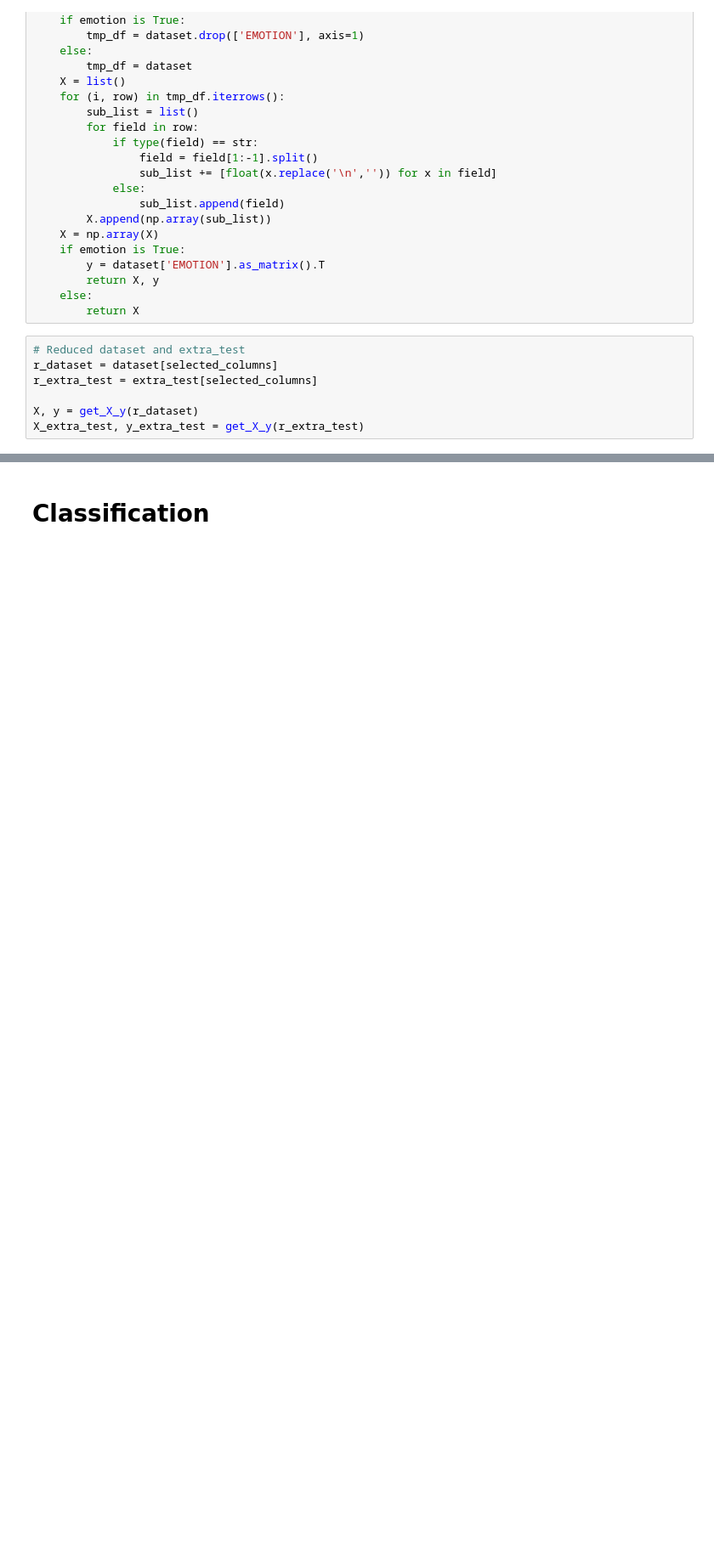
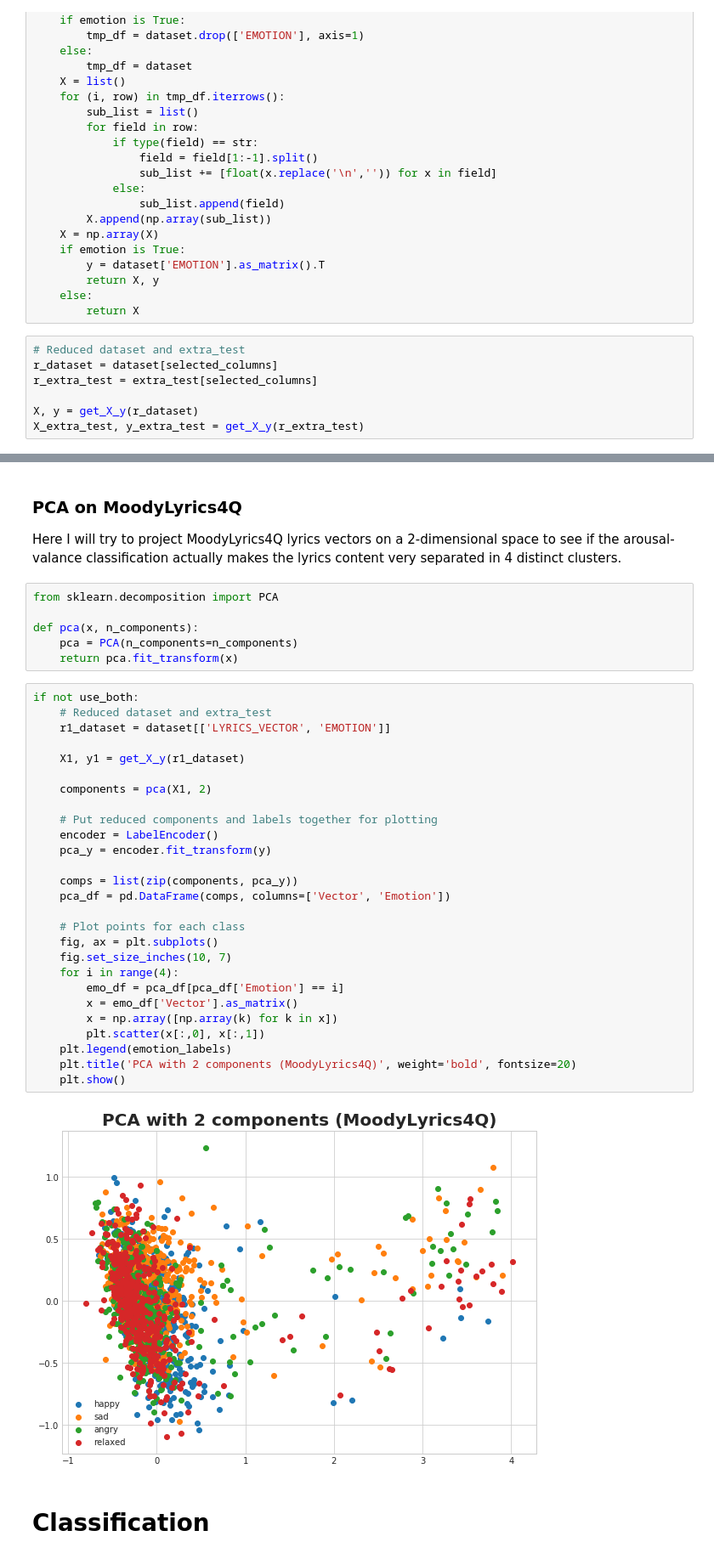
Before and after one commit to sgiammy/emotion-patterns-in-music-playlists, a Jupyter notebook: Notebook/2_Advanced_Feature_Engineering.ipynb, the cells around one changed output, grey strips where cells are left out. Shown at 85% size. Cells and saved outputs as stored; diff of their text form; blank space fills up the shorter version.

```diff
--- a/Notebook/2_Advanced_Feature_Engineering.ipynb
+++ b/Notebook/2_Advanced_Feature_Engineering.ipynb
@@ -272,5 +272,44 @@ y shape: (4378,)
 X_extra_test shape: (20, 310)
 y_extra_test shape: (20,)
+# %% [markdown]
+### PCA on MoodyLyrics4Q
+
+Here I will try to project MoodyLyrics4Q lyrics vectors on a 2-dimensional space to see if the arousal-valance classification actually makes the lyrics content very separated in 4 distinct clusters.
+# %%
+from sklearn.decomposition import PCA
+
+def pca(x, n_components):
+    pca = PCA(n_components=n_components)
+    return pca.fit_transform(x)
+# %%
+if not use_both:
+    # Reduced dataset and extra_test
+    r1_dataset = dataset[['LYRICS_VECTOR', 'EMOTION']]
+
+    X1, y1 = get_X_y(r1_dataset)
+
+    components = pca(X1, 2)
+
+    # Put reduced components and labels together for plotting
+    encoder = LabelEncoder()
+    pca_y = encoder.fit_transform(y)
+
+    comps = list(zip(components, pca_y))
+    pca_df = pd.DataFrame(comps, columns=['Vector', 'Emotion'])
+
+    # Plot points for each class
+    fig, ax = plt.subplots()
+    fig.set_size_inches(10, 7)
+    for i in range(4):
+        emo_df = pca_df[pca_df['Emotion'] == i]
+        x = emo_df['Vector'].as_matrix()
+        x = np.array([np.array(k) for k in x])
+        plt.scatter(x[:,0], x[:,1])
+    plt.legend(emotion_labels)
+    plt.title('PCA with 2 components (MoodyLyrics4Q)', weight='bold', fontsize=20)
+    plt.show()
+# %% [output]
+[figure, added]
 # %% [markdown]
 # Classification
 # %% [markdown]
```
Also changed, not shown: parts of 17 cells of this notebook, 4 other files.
